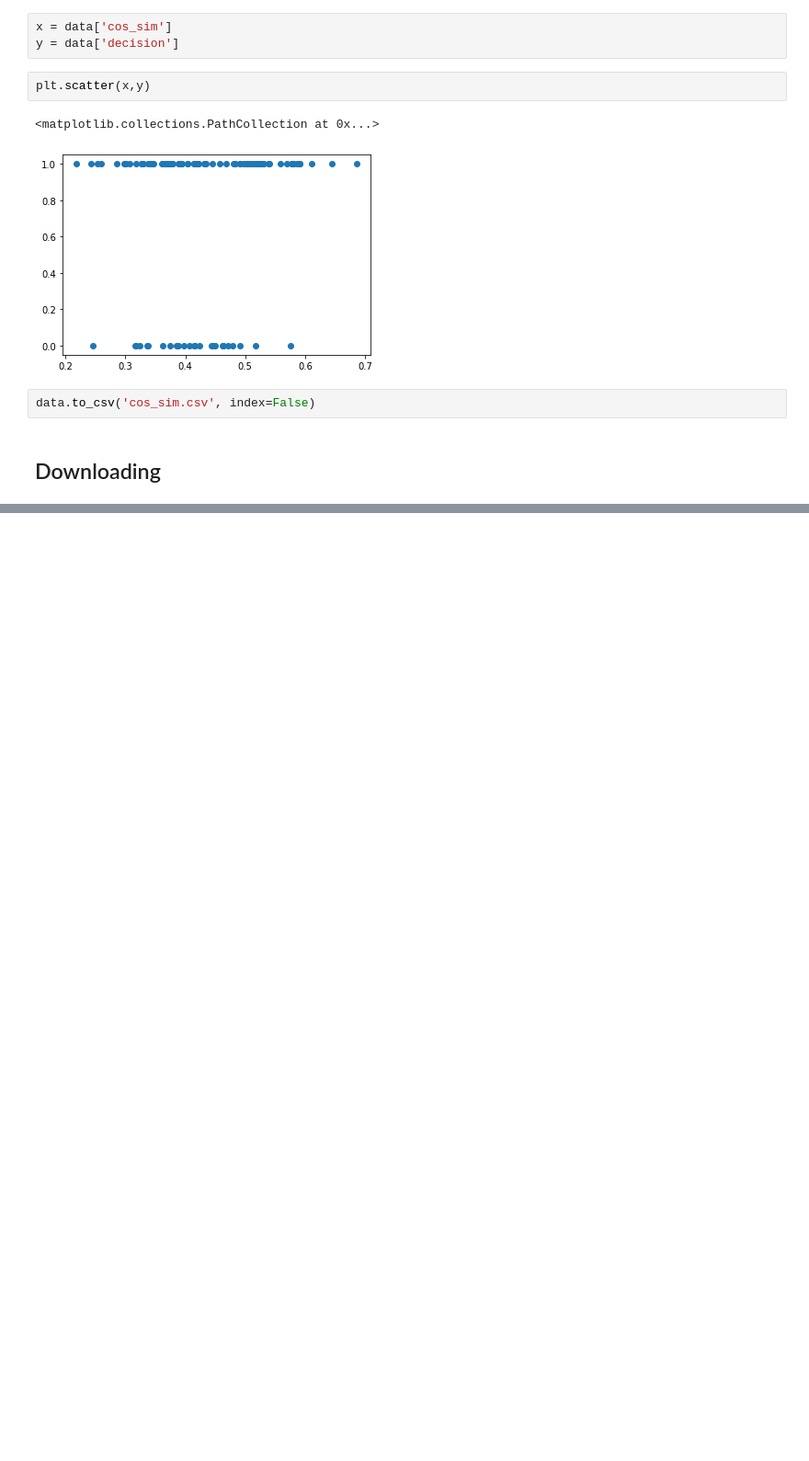
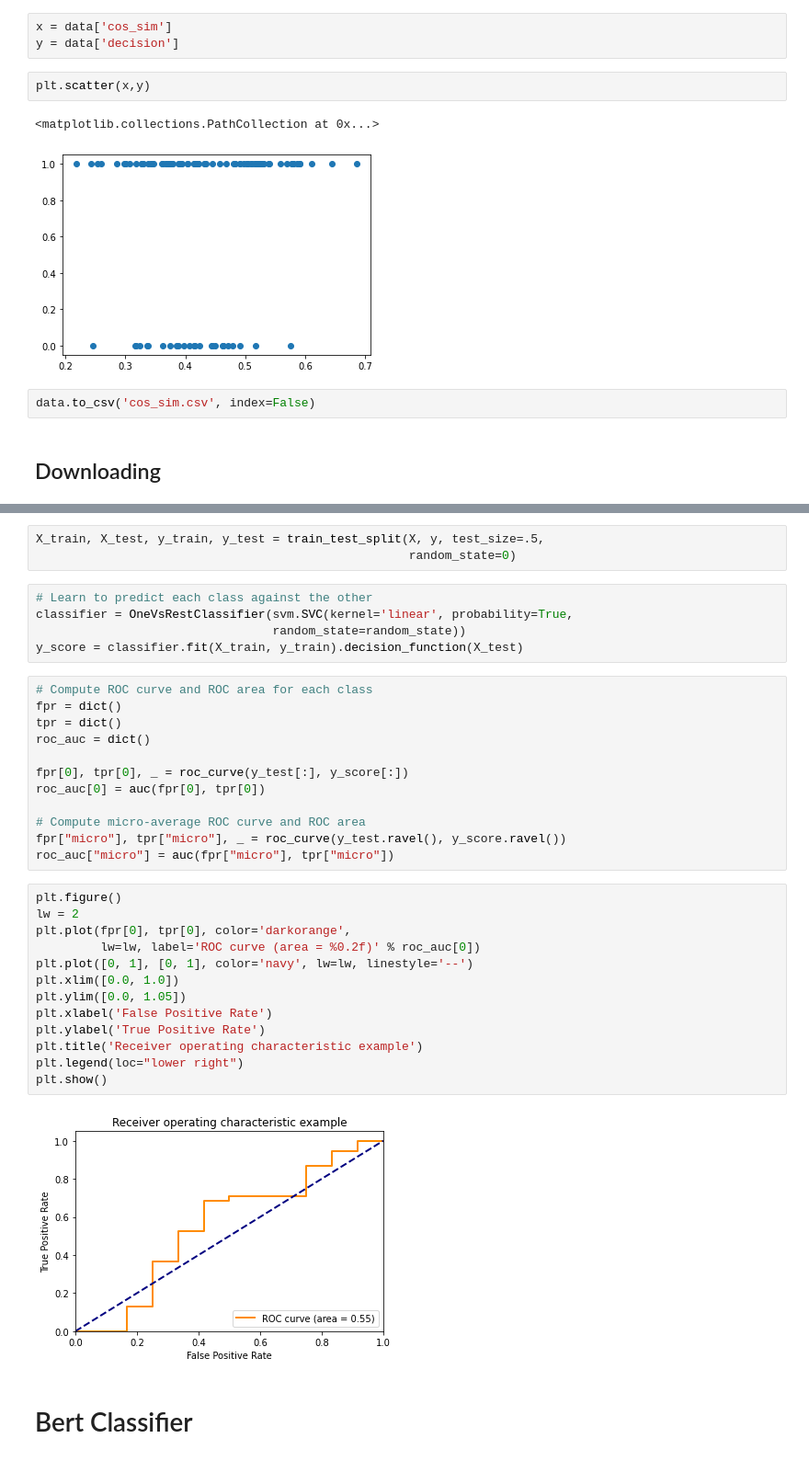
Before and after one commit to kazzyabe/Bert-based_Explanation, a Jupyter notebook: bert-based_explanation/bert_similarity.ipynb, the cells around one changed output, grey strips where cells are left out. Shown at 92% size. Drawn from its saved outputs; the diff is of its cells as text; blank space fills up the shorter version.

Commit message:
Bert Similarity Calculated

```diff
--- a/bert-based_explanation/bert_similarity.ipynb
+++ b/bert-based_explanation/bert_similarity.ipynb
@@ -133,0 +167,37 @@ files.download("cos_sim.csv")
+# %%
+X_train, X_test, y_train, y_test = train_test_split(X, y, test_size=.5,
+                                                    random_state=0)
+# %%
+# Learn to predict each class against the other
+classifier = OneVsRestClassifier(svm.SVC(kernel='linear', probability=True,
+                                 random_state=random_state))
+y_score = classifier.fit(X_train, y_train).decision_function(X_test)
+# %%
+# Compute ROC curve and ROC area for each class
+fpr = dict()
+tpr = dict()
+roc_auc = dict()
+
+fpr[0], tpr[0], _ = roc_curve(y_test[:], y_score[:])
+roc_auc[0] = auc(fpr[0], tpr[0])
+
+# Compute micro-average ROC curve and ROC area
+fpr["micro"], tpr["micro"], _ = roc_curve(y_test.ravel(), y_score.ravel())
+roc_auc["micro"] = auc(fpr["micro"], tpr["micro"])
+# %%
+plt.figure()
+lw = 2
+plt.plot(fpr[0], tpr[0], color='darkorange',
+         lw=lw, label='ROC curve (area = %0.2f)' % roc_auc[0])
+plt.plot([0, 1], [0, 1], color='navy', lw=lw, linestyle='--')
+plt.xlim([0.0, 1.0])
+plt.ylim([0.0, 1.05])
+plt.xlabel('False Positive Rate')
+plt.ylabel('True Positive Rate')
+plt.title('Receiver operating characteristic example')
+plt.legend(loc="lower right")
+plt.show()
+# %% [output]
+[figure, added]
+# %% [markdown]
+# Bert Classifier
```
Also changed, not shown: parts of 7 cells of this notebook, 2 other files.
